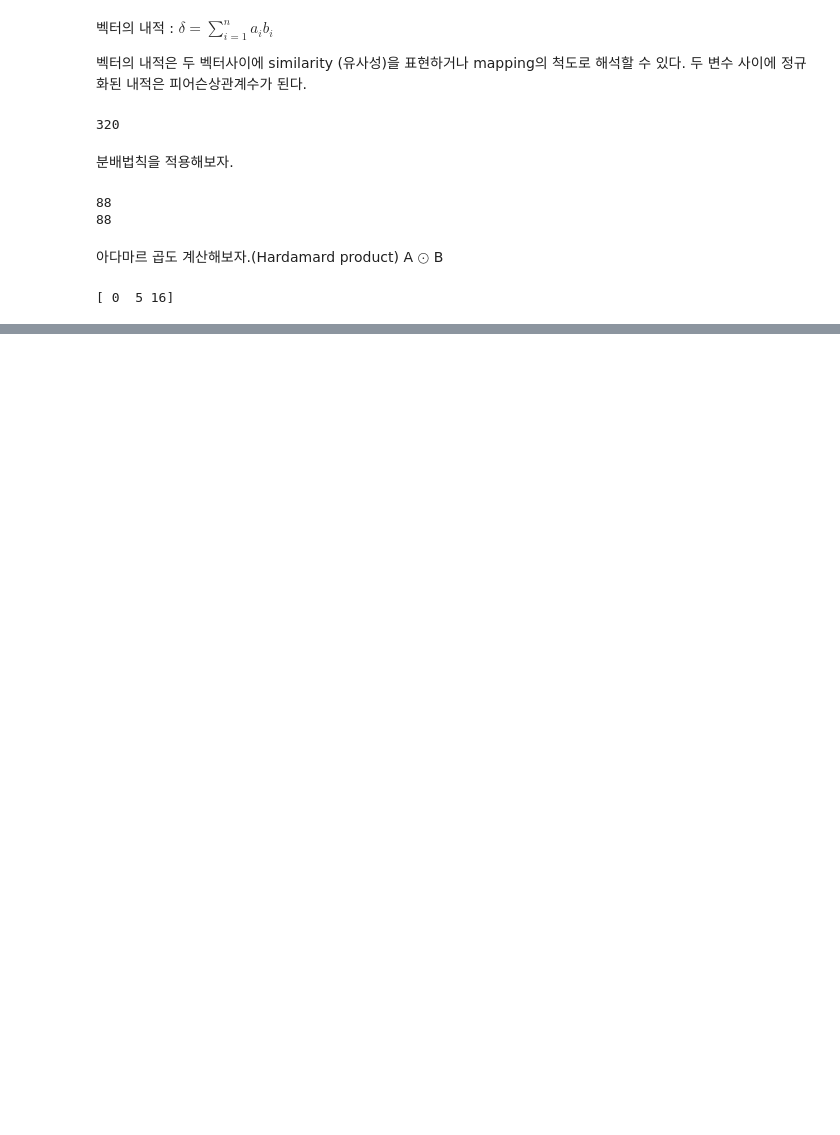
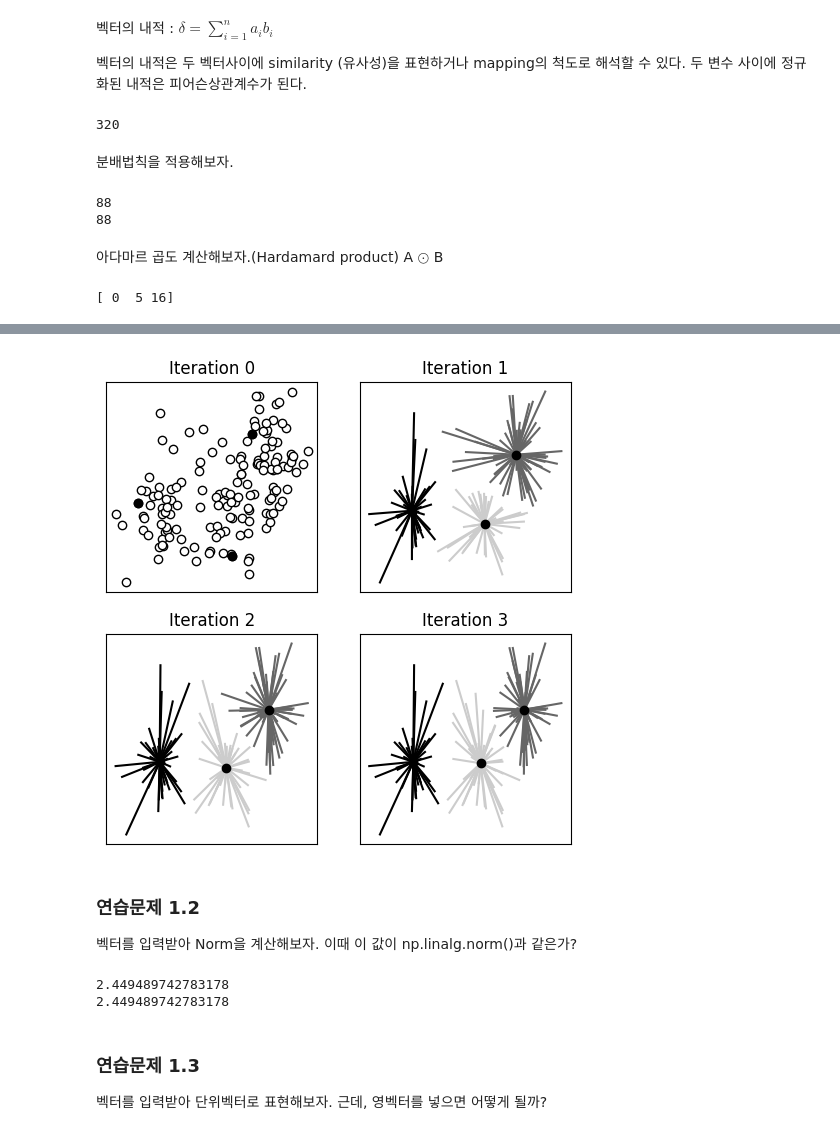
Before and after one commit to PeterykSong/Document, a Jupyter notebook: Lecture/Mathmatics/LinearAlgebra_basic.ipynb, the cells around one changed output, grey strips where cells are left out. Drawn from its saved outputs; the diff is of its cells as text; code cells hidden in the pictures; blank space fills up the shorter version.

```diff
--- a/Lecture/Mathmatics/LinearAlgebra_basic.ipynb
+++ b/Lecture/Mathmatics/LinearAlgebra_basic.ipynb
@@ -99,0 +133,69 @@ print(a*b)
+# %%
+## initialize random cluster centroids
+k = 3 # extract three clusters
+
+# random cluster centers (randomly sampled data points)
+ridx = np.random.choice(range(len(data)),k,replace=False)
+centroids = data[ridx,:]
+
+
+# setup the figure
+fig,axs = plt.subplots(2,2,figsize=(6,6))
+axs = axs.flatten()
+lineColors = [ [0,0,0],[.4,.4,.4],[.8,.8,.8] ]#'rbm'
+
+
+# plot data with initial random cluster centroids
+axs[0].plot(data[:,0],data[:,1],'ko',markerfacecolor='w')
+axs[0].plot(centroids[:,0],centroids[:,1],'ko')
+axs[0].set_title('Iteration 0')
+axs[0].set_xticks([])
+axs[0].set_yticks([])
+
+
+
+# loop over iterations
+for iteri in range(3):
+
+  # step 1: compute distances
+  dists = np.zeros((data.shape[0],k))
+  for ci in range(k):
+    dists[:,ci] = np.sum((data-centroids[ci,:])**2,axis=1)
+
+  # step 2: assign to group based on minimum distance
+  groupidx = np.argmin(dists,axis=1)
+
+  # step 3: recompute centers
+  for ki in range(k):
+    centroids[ki,:] = [ np.mean(data[groupidx==ki,0]), np.mean(data[groupidx==ki,1]) ]
+
+
+  # plot data points
+  for i in range(len(data)):
+    axs[iteri+1].plot([ data[i,0],centroids[groupidx[i],0] ],[ data[i,1],centroids[groupidx[i],1] ],color=lineColors[groupidx[i]])
+  axs[iteri+1].plot(centroids[:,0],centroids[:,1],'ko')
+  axs[iteri+1].set_title(f'Iteration {iteri+1}')
+  axs[iteri+1].set_xticks([])
+  axs[iteri+1].set_yticks([])
+
+
+plt.savefig('Figure_03_03.png',dpi=300)
+plt.show()
+# %% [output]
+[figure, added]
+# %% [markdown]
+### 연습문제 1.2
+벡터를 입력받아 Norm을 계산해보자. 이때 이 값이 np.linalg.norm()과 같은가?
+# %%
+def myNorm(arr):
+    return np.sqrt(np.sum(arr*arr))
+
+w = np.array([1,2,1])
+print(myNorm(w))
+print(np.linalg.norm(w))
+# %% [output]
+2.449489742783178
+2.449489742783178
+# %% [markdown]
+### 연습문제 1.3
+벡터를 입력받아 단위벡터로 표현해보자. 근데, 영벡터를 넣으면 어떻게 될까?
```
Also changed, not shown: parts of 7 cells of this notebook, 17 other files.
